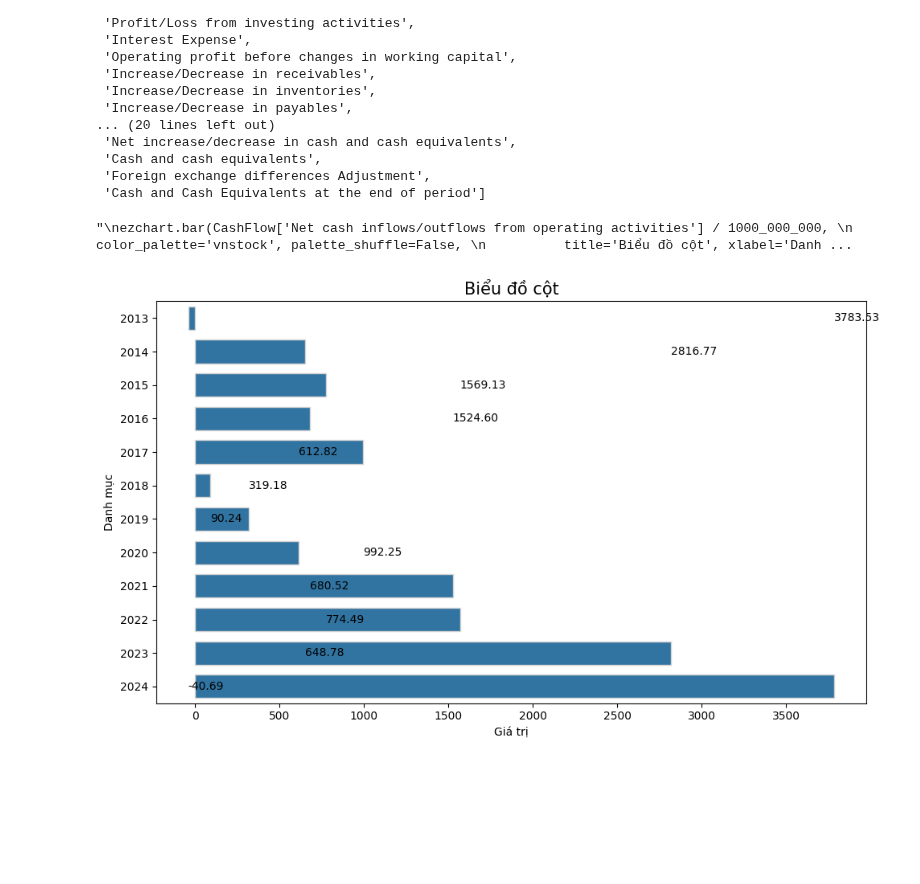
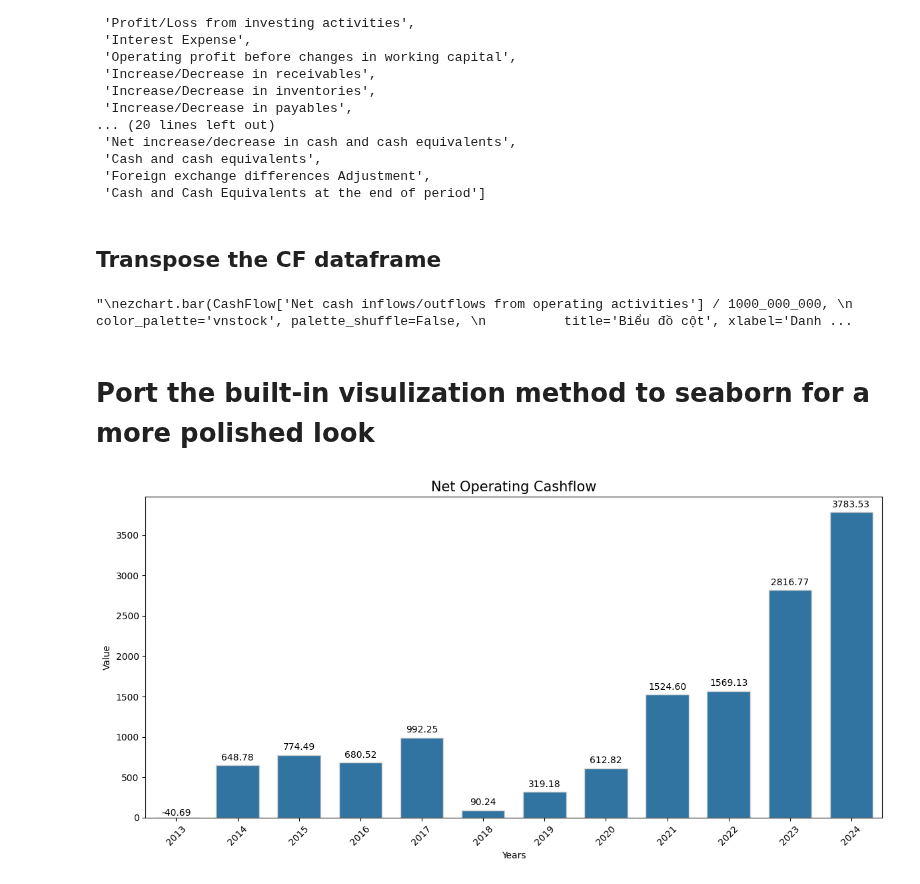
Before and after one commit to gahoccode/Jupyter, a Jupyter notebook: studies.ipynb, the cells around one changed output. Cells and saved outputs as stored; diff of their text form; code cells hidden in the pictures; blank space fills up the shorter version.

```diff
--- a/studies.ipynb
+++ b/studies.ipynb
@@ -859,3 +859,5 @@ CashFlow.columns.tolist()
  'Cash and cash equivalents',
  'Foreign exchange differences Adjustment',
  'Cash and Cash Equivalents at the end of period']
+# %% [markdown]
+## Transpose the CF dataframe
@@ -880,53 +889,72 @@ ezchart.bar(CashFlow['Net cash inflows/outflows from operating activities'] / 10
 """
 # %% [output]
 "\nezchart.bar(CashFlow['Net cash inflows/outflows from operating activities'] / 1000_000_000, \n          color_palette='vnstock', palette_shuffle=False, \n          title='Biểu đồ cột', xlabel='Danh ...
+# %% [markdown]
+# Port the built-in visulization method to seaborn for a more polished look
 # %%
 import seaborn as sns
 import matplotlib.pyplot as plt
 import pandas as pd
 import numpy as np
 
 # Assuming CashFlow is a DataFrame you already have
 # Normalize values to billions
 data = CashFlow['Net cash inflows/outflows from operating activities'] / 1000_000_000
 
 # Create figure with specified size
-plt.figure(figsize=(10, 6))
+plt.figure(figsize=(12, 6))
 
-# Create the horizontal bar plot
+# Sort data by year to ensure proper ordering
+sorted_indices = CashFlow['yearReport'].argsort()
+years = CashFlow['yearReport'].iloc[sorted_indices]
+sorted_data = data.iloc[sorted_indices]
+
+# Create the vertical bar plot with sorted data
 ax = sns.barplot(
-    x=data.values,                # Data values on x-axis
-    y=CashFlow['yearReport'],     # yearReport on y-axis
-    orient='h',                   # Horizontal orientation
+    x=years,                # Sorted years on x-axis
+    y=sorted_data,          # Sorted data values on y-axis
     edgecolor='lightgrey',
     width=0.7
 )
 
 # Set title and labels with specified font sizes
-plt.title('Biểu đồ cột', fontsize=15)
-plt.xlabel('Giá trị', fontsize=10)
-plt.ylabel('Danh mục', fontsize=10)
+plt.title('Net Operating Cashflow', fontsize=15)
+plt.xlabel('Years', fontsize=10)
+plt.ylabel('Value', fontsize=10)
 
 # Turn off grid
 plt.grid(False)
 
-# Add data labels on end of each bar
-for i, v in enumerate(data.values):
+# Add data labels with minimal gap above bars
+for i, v in enumerate(sorted_data):
+    # Much smaller offset - adjust the multiplier as needed
+    offset = 0.01 * max(sorted_data)
+
     ax.text(
-        v,                       # x position (end of bar)
-        i,                       # y position (bar index)
+        i,                       # x position (bar index)
+        v + offset,              # Position with minimal gap
         f'{v:.2f}',              # formatted value
-        ha='left',               # horizontal alignment
-        va='center',             # vertical alignment
+        ha='center',             # horizontal alignment
+        va='bottom',             # vertical alignment
         fontsize=10
     )
+
+# Adjust y-axis limit to make room for labels
+ymax = max(sorted_data) * 1.05  # Add just 5% padding to y-axis
+plt.ylim(0, ymax)
+
+# Rotate x-axis labels for better readability
+plt.xticks(rotation=45)
 
 # Adjust layout
 plt.tight_layout()
 
+# Save the seaborn figure
+plt.savefig('./outputs/Net OCF.png', dpi=300, bbox_inches='tight')
+
 # Display the plot
 plt.show()
 # %% [output]
-[figure, old version]
+[figure, new version]
 # %%
 """
```
Also changed, not shown: parts of 5 cells of this notebook, 1 other file.
